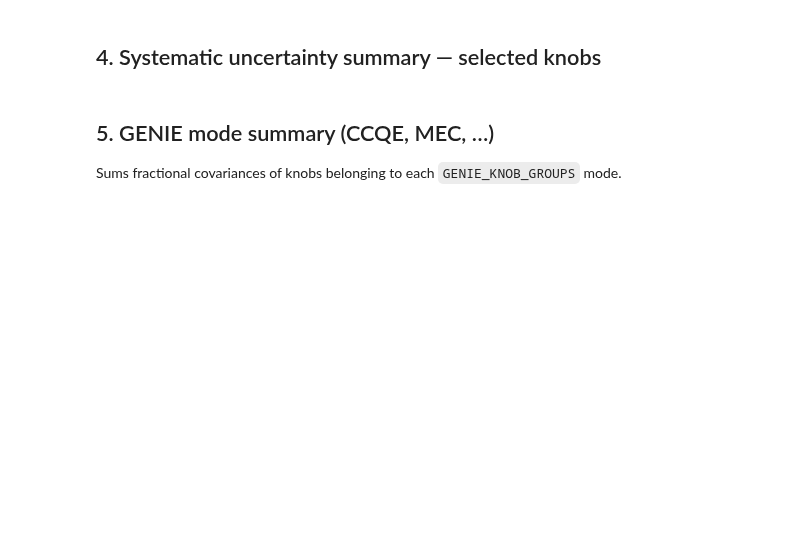
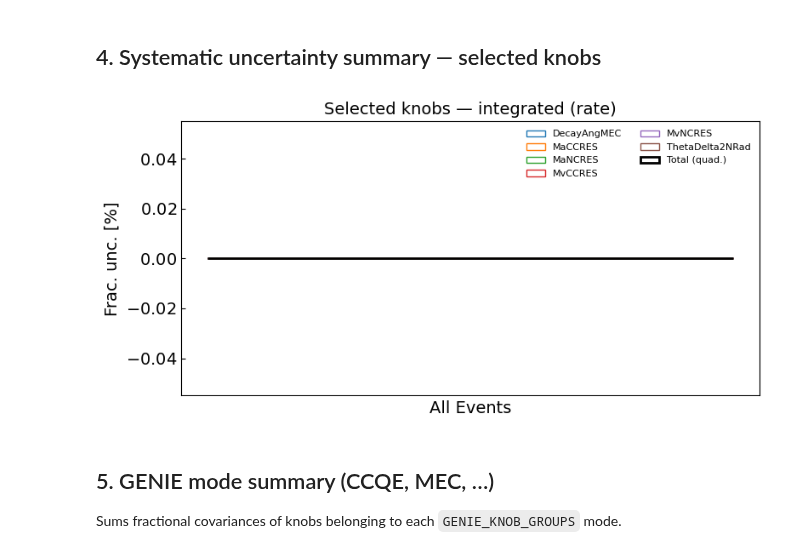
Before and after one commit to wjdanswjddl/cafpyana, a Jupyter notebook: analysis_village/numucc_1p0pi/notebooks/systematics-histcounts.ipynb, the cells around one changed output. Saved outputs shown, nothing was run; the diff lists cells and outputs as text; code cells hidden in the pictures; blank space fills up the shorter version.

```diff
--- a/analysis_village/numucc_1p0pi/notebooks/systematics-histcounts.ipynb
+++ b/analysis_village/numucc_1p0pi/notebooks/systematics-histcounts.ipynb
@@ -387,11 +522,22 @@ slug = PLOT_VAR
 vc = VAR_CONFIGS.get(slug)
 assert vc is not None, f"unknown PLOT_VAR={slug!r}; choose from {sorted(VAR_CONFIGS)}"
 
-# Pick first available GENIE knob on this var (edit SELECTED_KNOB to override)
+# Prefer knobs with non-zero frac-cov (esp. important for single-bin ``integrated``).
 genie_keys = [
     k for k in sorted(genie_cov.get(slug, {}))
     if k not in ("genie", "genie_rate") and k not in SLIM_SKIP and not k.endswith("_rate")
 ]
+if slug in genie_cov and genie_keys:
+    def _knob_frac_norm(kn: str) -> float:
+        p = (
+            genie_cov[slug].get(f"{kn}_rate") if COV_KIND == "rate"
+            else genie_cov[slug].get(kn)
+        ) or genie_cov[slug].get(kn)
+        if p is None:
+            return 0.0
+        return float(np.nansum(np.abs(np.asarray(p["cov_frac"], dtype=float))))
+
+    genie_keys = sorted(genie_keys, key=_knob_frac_norm, reverse=True)
 SELECTED_KNOB = os.environ.get("NUMUCC_SYST_SELECTED_KNOB", genie_keys[0] if genie_keys else "")
 print("SELECTED_KNOB =", SELECTED_KNOB)
 
@@ -442,41 +592,62 @@ def plot_unc_summary(series: dict[str, np.ndarray], title: str, vc):
         print("[skip]", title)
         return
     centers = np.asarray(vc.bin_centers, dtype=float)
+    bins = np.asarray(vc.bins, dtype=float)
     plt.figure(figsize=(8, 4))
+    # Prefer histtype=step over plt.step(centers, ...): a single bin center
+    # (``integrated``) makes plt.step draw a zero-length path → blank axes.
     for label, frac in series.items():
-        plt.step(centers, 100.0 * np.asarray(frac), where="mid", label=label)
+        plt.hist(
+            centers,
+            bins=bins,
+            weights=100.0 * np.asarray(frac, dtype=float),
+            histtype="step",
+            label=label,
+        )
     # quadrature total if ≥2 components
     if len(series) >= 2:
         stack = np.vstack([np.asarray(v, dtype=float) ** 2 for v in series.values()])
         tot = np.sqrt(np.sum(stack, axis=0))
-        plt.step(centers, 100.0 * tot, where="mid", color="k", lw=2, label="Total (quad.)")
+        plt.hist(
+            centers,
+            bins=bins,
+            weights=100.0 * tot,
+            histtype="step",
+            color="k",
+            lw=2,
+            label="Total (quad.)",
+        )
     xlab = vc.var_labels[0] if isinstance(vc.var_labels, (list, tuple)) else str(vc.var_labels)
     plt.xlabel(xlab)
     plt.ylabel("Frac. unc. [%]")
     plt.title(title)
     plt.legend(fontsize=8, ncol=2, frameon=False)
+    if getattr(vc, "var_save_name", None) == "integrated" or len(centers) == 1:
+        plt.xticks([])
     plt.tight_layout()
     plt.show()
 
 
 # Edit this list, or leave empty to auto-pick a few GENIE knobs
 SELECTED_KNOBS = []
 if not SELECTED_KNOBS and slug in genie_cov:
     SELECTED_KNOBS = genie_keys[:6]
 
 knob_series = {}
 for kn in SELECTED_KNOBS:
     p = None
     if slug in genie_cov:
         p = (
             genie_cov[slug].get(f"{kn}_rate") if COV_KIND == "rate"
             else genie_cov[slug].get(kn)
         ) or genie_cov[slug].get(kn)
     if p is not None:
         short = kn.split("_")[-1] if "_" in kn else kn
         knob_series[short] = pack_frac_diag(p)
 
 plot_unc_summary(knob_series, f"Selected knobs — {slug} ({COV_KIND})", vc)
+# %% [output]
+[figure, added]
 # %% [markdown]
 ## 5. GENIE mode summary (CCQE, MEC, …)
 
```
Also changed, not shown: parts of 12 cells of this notebook, 11 other files.
